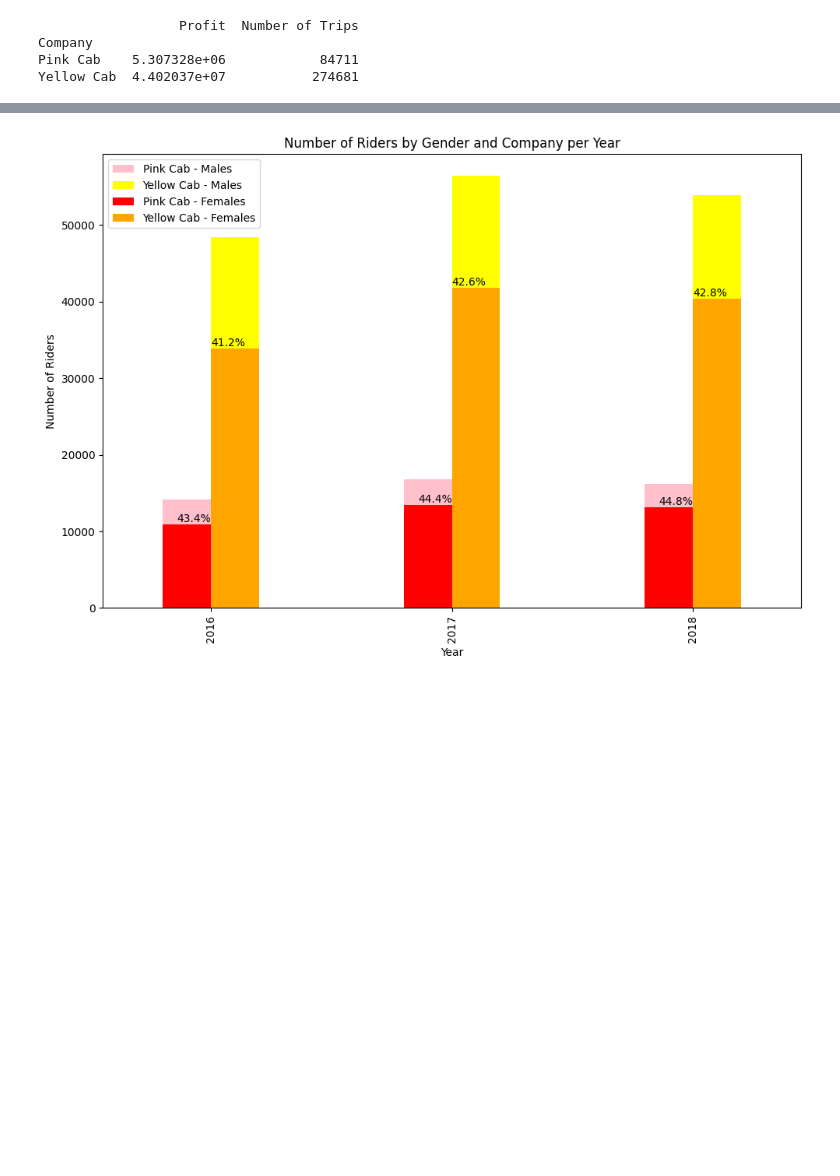
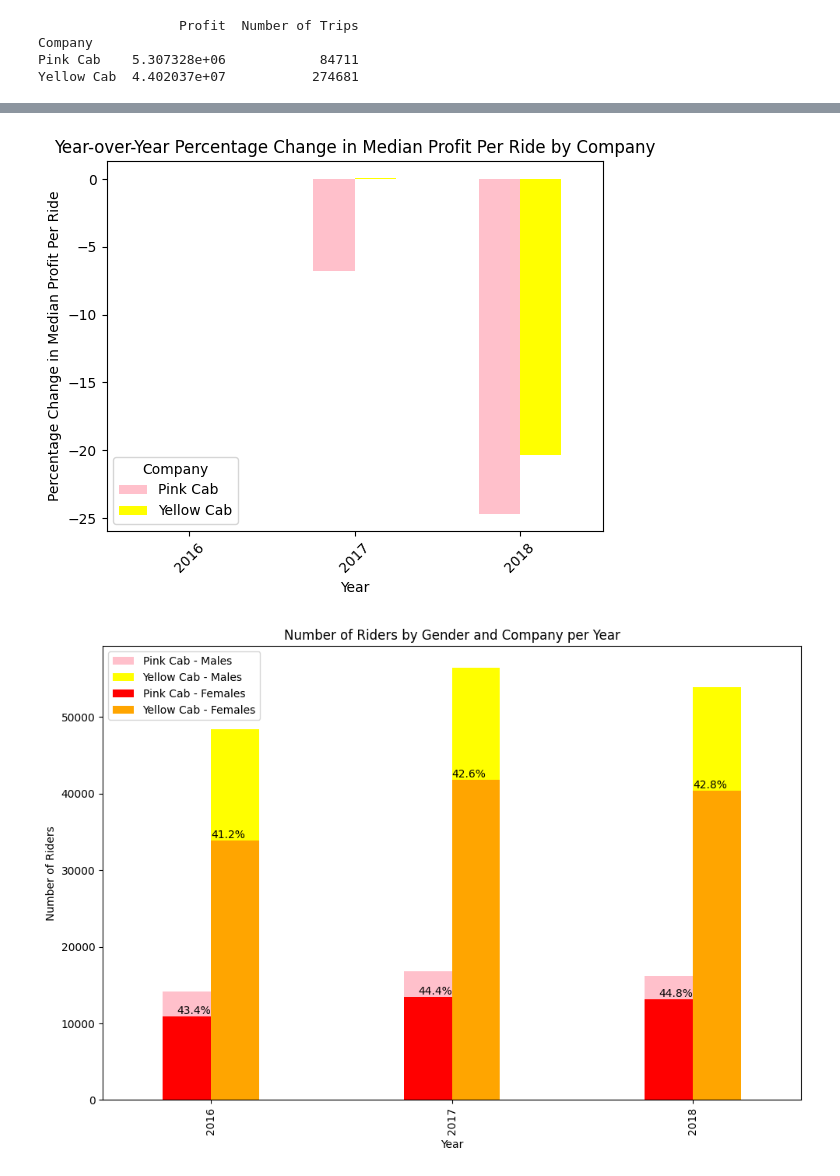
Before and after one commit to MHosseinTavakoliD/DataGlacier, a Jupyter notebook: Week2/Week2.ipynb, the cells around one changed output, grey strips where cells are left out. Cells and saved outputs as stored; diff of their text form; code cells hidden in the pictures; blank space fills up the shorter version.

```diff
--- a/Week2/Week2.ipynb
+++ b/Week2/Week2.ipynb
@@ -134,3 +198,36 @@ plt.show()
+# %%
+import pandas as pd
+import matplotlib.pyplot as plt
+
+# Load the dataset and calculate necessary columns as previously described
+final_daily_dataset = pd.read_csv('final_daily_dataset.csv')
+final_daily_dataset['Date of Travel'] = pd.to_datetime(final_daily_dataset['Date of Travel'])
+final_daily_dataset['Profit'] = final_daily_dataset['Price Charged'] - final_daily_dataset['Cost of Trip']
+final_daily_dataset['Year'] = final_daily_dataset['Date of Travel'].dt.year
+final_daily_dataset['Total Customers'] = final_daily_dataset['Number of Males'] + final_daily_dataset['Number of Females']
+final_daily_dataset['Profit Per Ride'] = final_daily_dataset['Profit'] / final_daily_dataset['Total Customers']
+
+# Group by year and company, and calculate the median profit per ride
+median_profit_per_ride = final_daily_dataset.groupby(['Year', 'Company'])['Profit Per Ride'].median().unstack()
+
+# Calculate year-over-year percentage change in median profit per ride
+percent_change_median_profit = median_profit_per_ride.pct_change() * 100
+
+# Plotting
+fig, ax = plt.subplots(facecolor='white')
+colors = {'Pink Cab': 'pink', 'Yellow Cab': 'yellow'}
+percent_change_median_profit.plot(kind='bar', color=[colors[name] for name in percent_change_median_profit.columns], ax=ax)
+ax.set_facecolor('white')
+
+plt.title('Year-over-Year Percentage Change in Median Profit Per Ride by Company')
+plt.xlabel('Year')
+plt.ylabel('Percentage Change in Median Profit Per Ride')
+plt.xticks(rotation=45)
+plt.legend(title='Company')
+
+plt.show()
+# %% [output]
+[figure, added]
 # %%
 
 # Load the dataset
```
Also changed, not shown: parts of 3 cells of this notebook, 2 other files.
